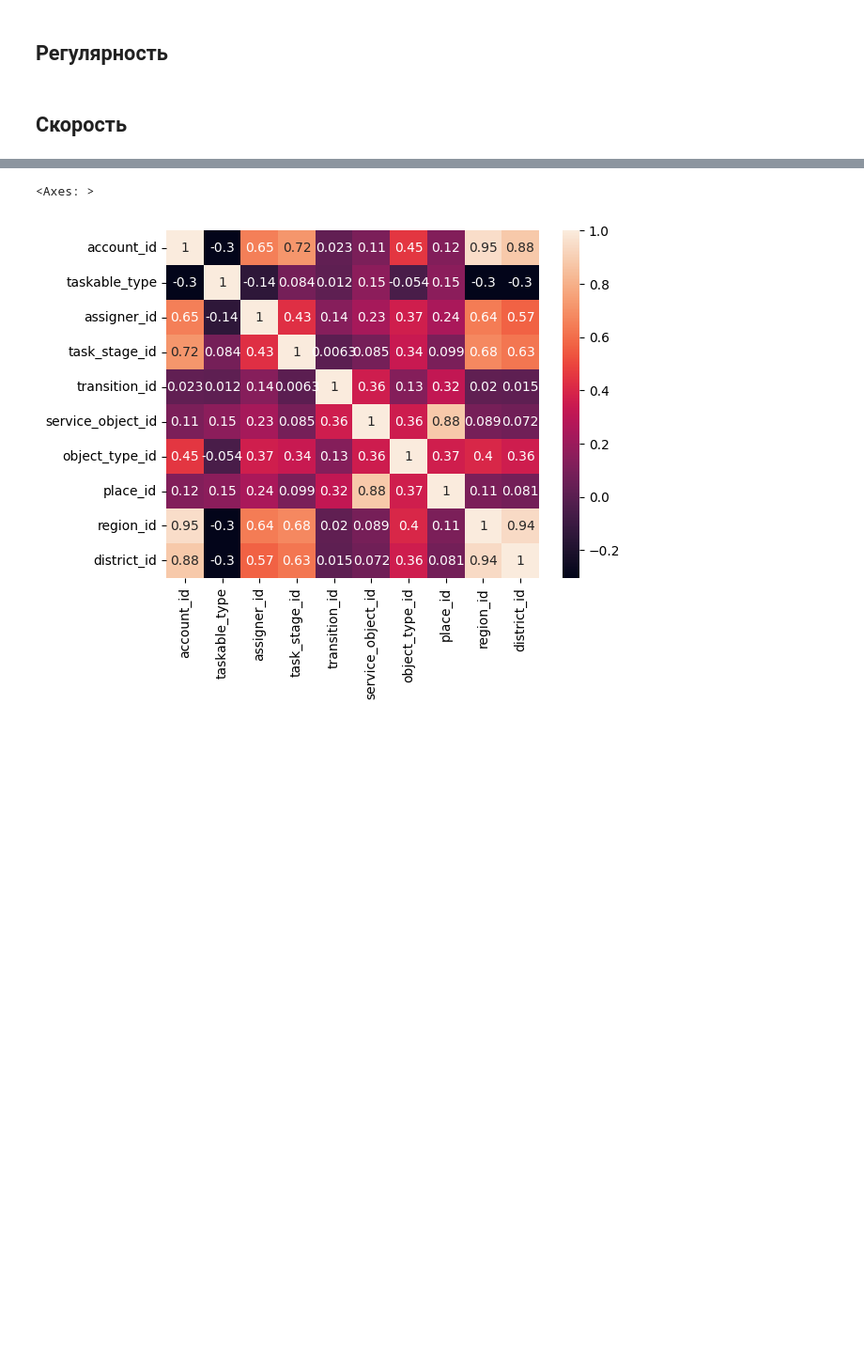
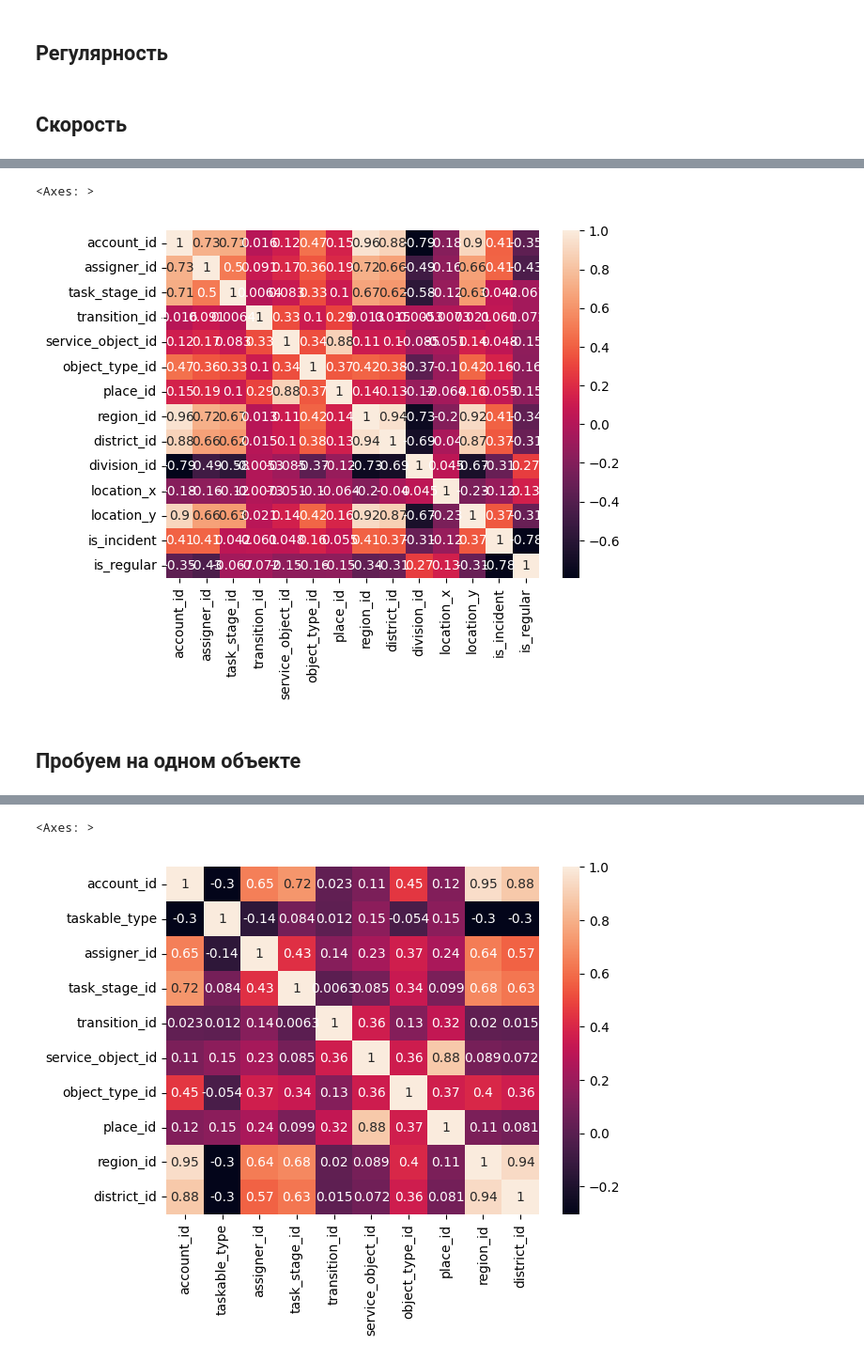
Before and after one commit to csit-sgu/its-backend, a Jupyter notebook: statistics/analysis.ipynb, the cells around one changed output, grey strips where cells are left out. Shown at 94% size. Cells and saved outputs as stored; diff of their text form; code cells hidden in the pictures; blank space fills up the shorter version.

```diff
--- a/statistics/analysis.ipynb
+++ b/statistics/analysis.ipynb
@@ -161,0 +229,4 @@ def metric_1(df):
+# %%
+df = pd.read_csv("preprocessed_df.csv")
+df = df.set_index("task_id")
+df.drop(columns=["task_id.1"], axis=1, inplace=True)
@@ -161,0 +242,4 @@ def metric_1(df):
+# %%
+df["is_incident"] = df["taskable_type"].apply(lambda x: 0 if x != 1 else 1)
+df["is_regular"] = df["taskable_type"].apply(lambda x: 0 if x != 2 else 1)
+df.drop(columns=["taskable_type"], inplace=True, axis=1)
@@ -161,0 +271,7 @@ def metric_1(df):
+# %%
+sns.heatmap(df.drop(columns=["created_at", "deadline_at", "ended_at"]).corr(), annot=True)
+# %% [output]
+<Axes: >
+[figure, added]
+# %% [markdown]
+## Пробуем на одном объекте
```
Also changed, not shown: parts of 47 cells of this notebook.
